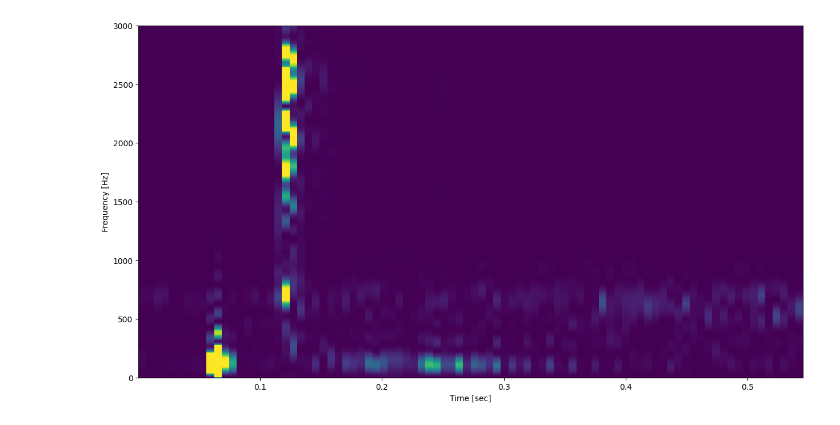
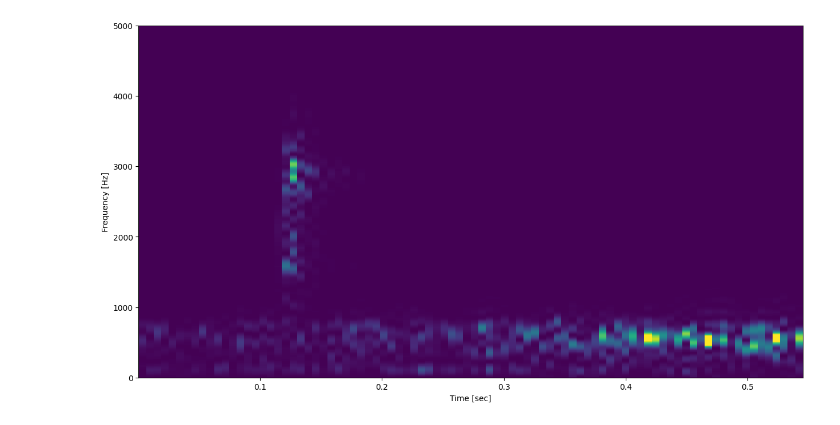
Before and after one commit to endeavoure/klyazma_exp, a Jupyter notebook: test.ipynb, the cells around one changed output. Cells and saved outputs as stored; diff of their text form; code cells hidden in the pictures.

Commit message:
t_plot add

```diff
--- a/test.ipynb
+++ b/test.ipynb
@@ -13,9 +13,11 @@ from Klyazma2024 import get_audio, spec_plot, full_process
 # %%
 NFFT = 5000
-pathx = '/TASCAM_Files/TASCAM_0035S1.wav'
+pathx = 'TASCAM_Files/TASCAM_0035S1.wav'
+pathy = 'TASCAM_Files/TASCAM_0035S2.wav'
+pathz = 'TASCAM_Files/TASCAM_0035S3.wav'
 T_beg = [931.75, 960.9, 988.6, 1019.3, 1049.7, 1079.9, 1110.1, 1140.8]
 T_end = [932.3, 960.4, 989.3, 1020.0, 1050.3, 1080.5, 1110.7, 1142.0]
 # %%
-f, t, sxx = full_process(pathx, T_beg[0], T_end[0], NFFT)
+f, t, sxx = full_process(pathz, T_beg[0], T_end[0], NFFT)
 # %% [output]
-[figure, old version]
+[figure, new version]
```
Also changed, not shown: parts of 2 cells of this notebook, 1 other file.
